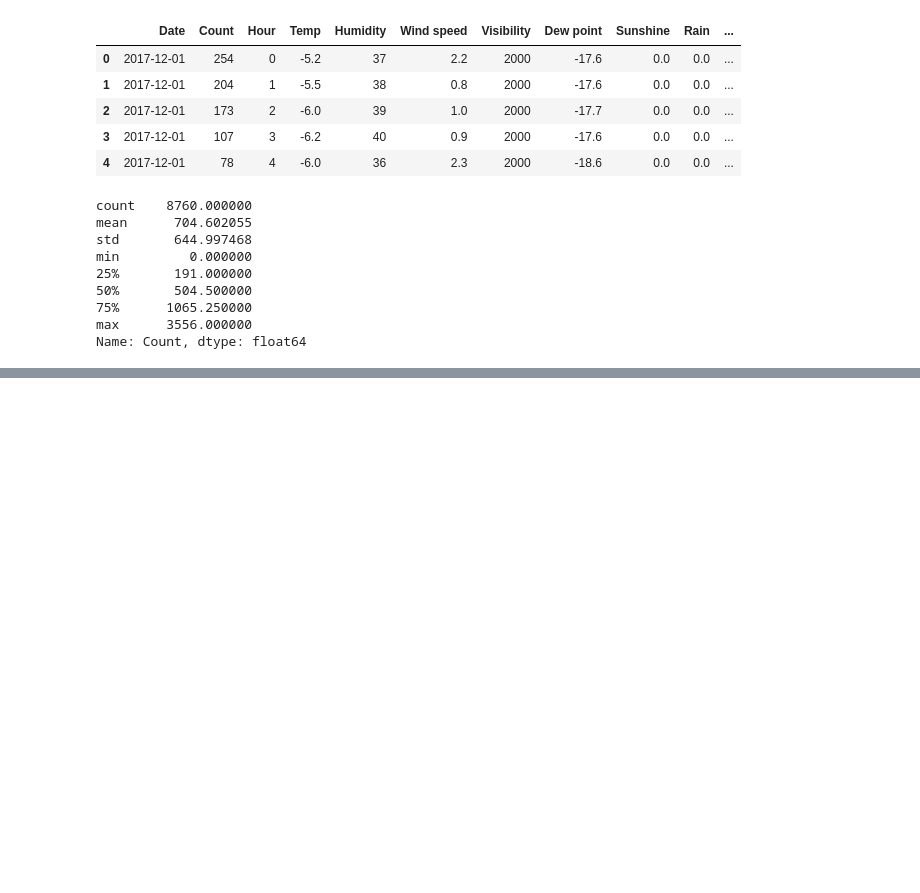
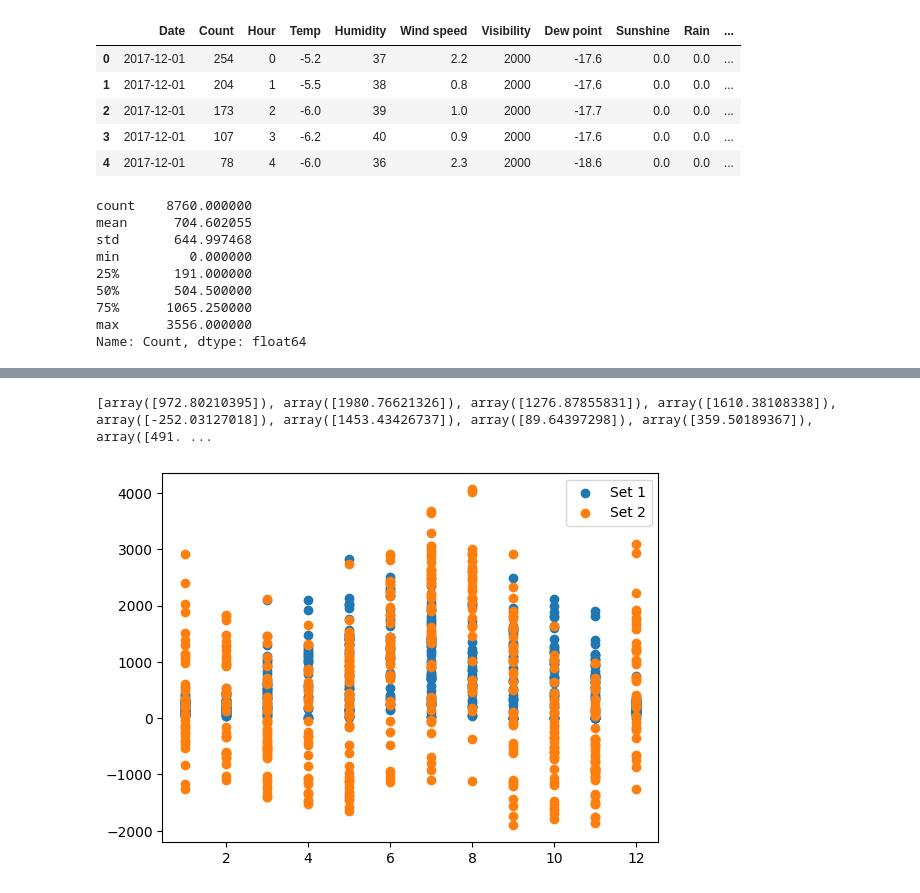
Before and after one commit to katie291100/evac-exam, a Jupyter notebook: main copy.ipynb, the cells around one changed output, grey strips where cells are left out. Cells and saved outputs as stored; diff of their text form; code cells hidden in the pictures; blank space fills up the shorter version.

```diff
--- a/main copy.ipynb
+++ b/main copy.ipynb
@@ -322,0 +348,20 @@ plt.show()
+# %%
+# Assuming you have two sets of data:
+x_values1 = data['Month'].to_list()
+y_values1 = data['Count'].to_list()
+
+x_values2 = data['Month'].to_list()
+y_values2 = [myNet.feedForward(i) for i in inputs]
+
+print(y_values2)
+plt.scatter(x_values1, y_values1, label='Set 1')
+plt.scatter(x_values2, y_values2, label='Set 2')
+
+# Add a legend to explain which line is which
+plt.legend()
+
+# Display the plot
+plt.show()
+# %% [output]
+[array([972.80210395]), array([1980.76621326]), array([1276.87855831]), array([1610.38108338]), array([-252.03127018]), array([1453.43426737]), array([89.64397298]), array([359.50189367]), array([491. ...
+[figure, added]
```
Also changed, not shown: parts of 7 cells of this notebook.
